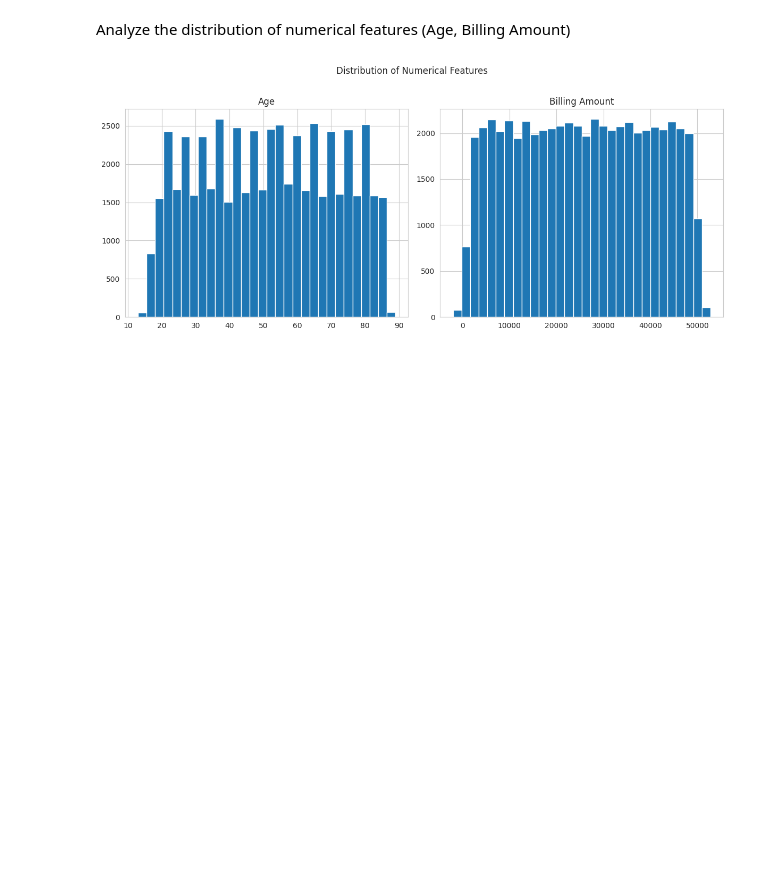
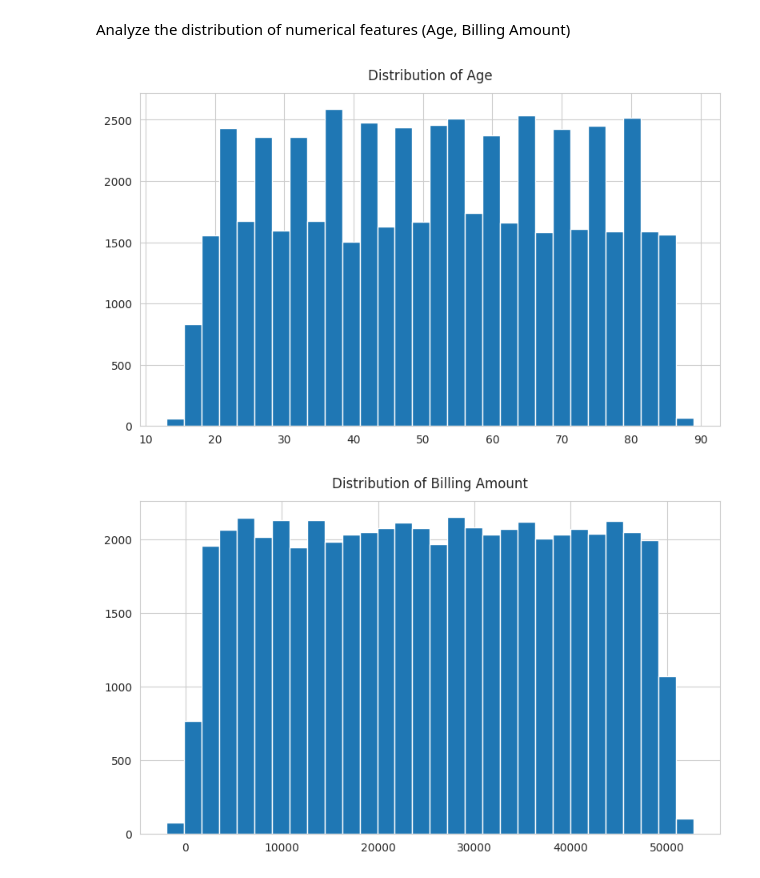
Before and after one commit to LatiefDataVisionary/healthcare-test-results-prediction, a Jupyter notebook: notebooks/notebook.ipynb, the cells around one changed output. Cells and saved outputs as stored; diff of their text form; code cells hidden in the pictures; blank space fills up the shorter version.

```diff
--- a/notebooks/notebook.ipynb
+++ b/notebooks/notebook.ipynb
@@ -104,0 +107,4 @@ df.shape
+# %%
+for col in df.columns:
+    unique_values = df[col].unique()
+    print(f"Unique values in column '{col}': \n\t{unique_values}\n")
@@ -205,9 +224,11 @@ plt.pie(target)
 Analyze the distribution of numerical features (Age, Billing Amount)
 # %%
 numerical_features = ['Age', 'Billing Amount']
-df[numerical_features].hist(figsize=(12, 5), bins=30)
-plt.suptitle('Distribution of Numerical Features', y=1.02)
-plt.tight_layout()
-plt.show()
+for col in numerical_features:
+  df[col].hist(figsize=(8, 5), bins=30)
+  plt.title(f'Distribution of {col}', y=1.02)
+  plt.tight_layout()
+  plt.show()
 # %% [output]
-[figure, old version]
+[figure, new version]
+[figure, added]
```
Also changed, not shown: parts of 7 cells of this notebook.
